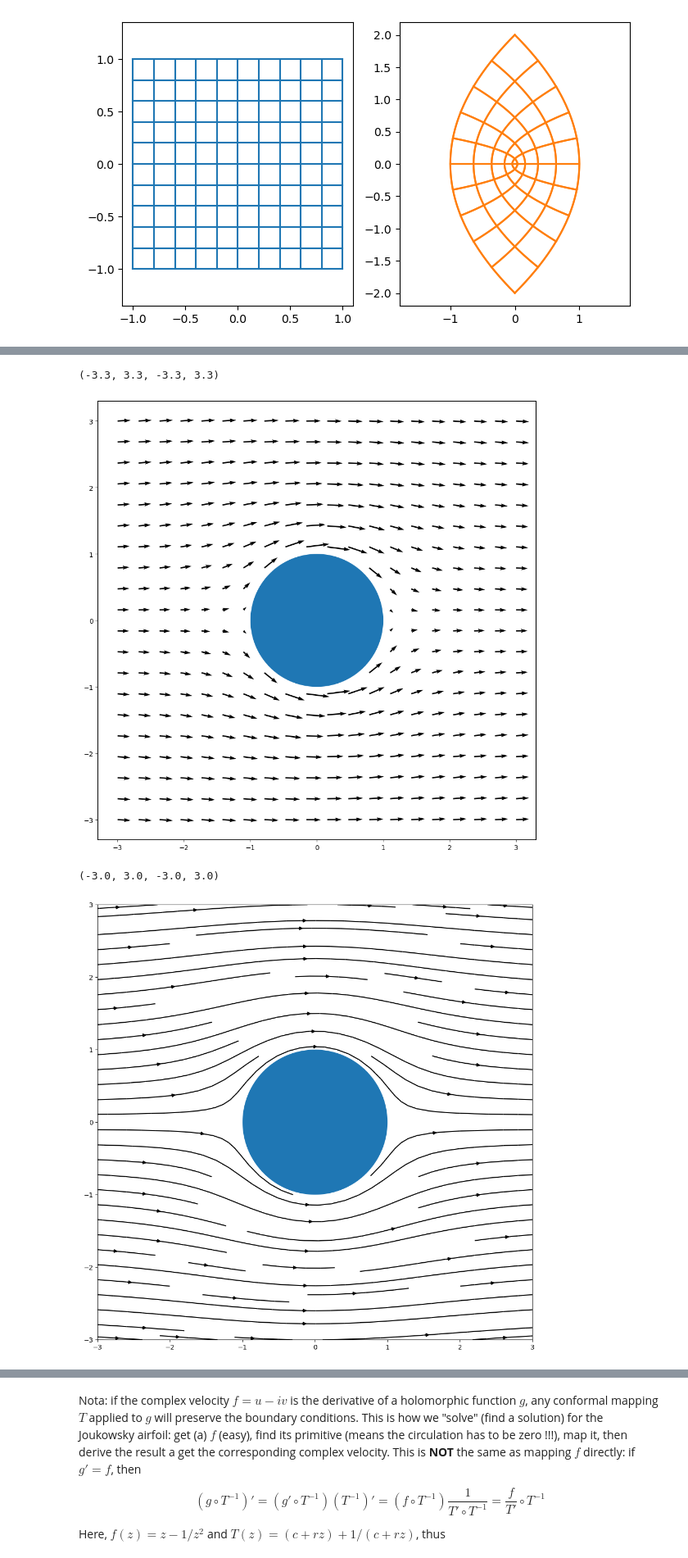
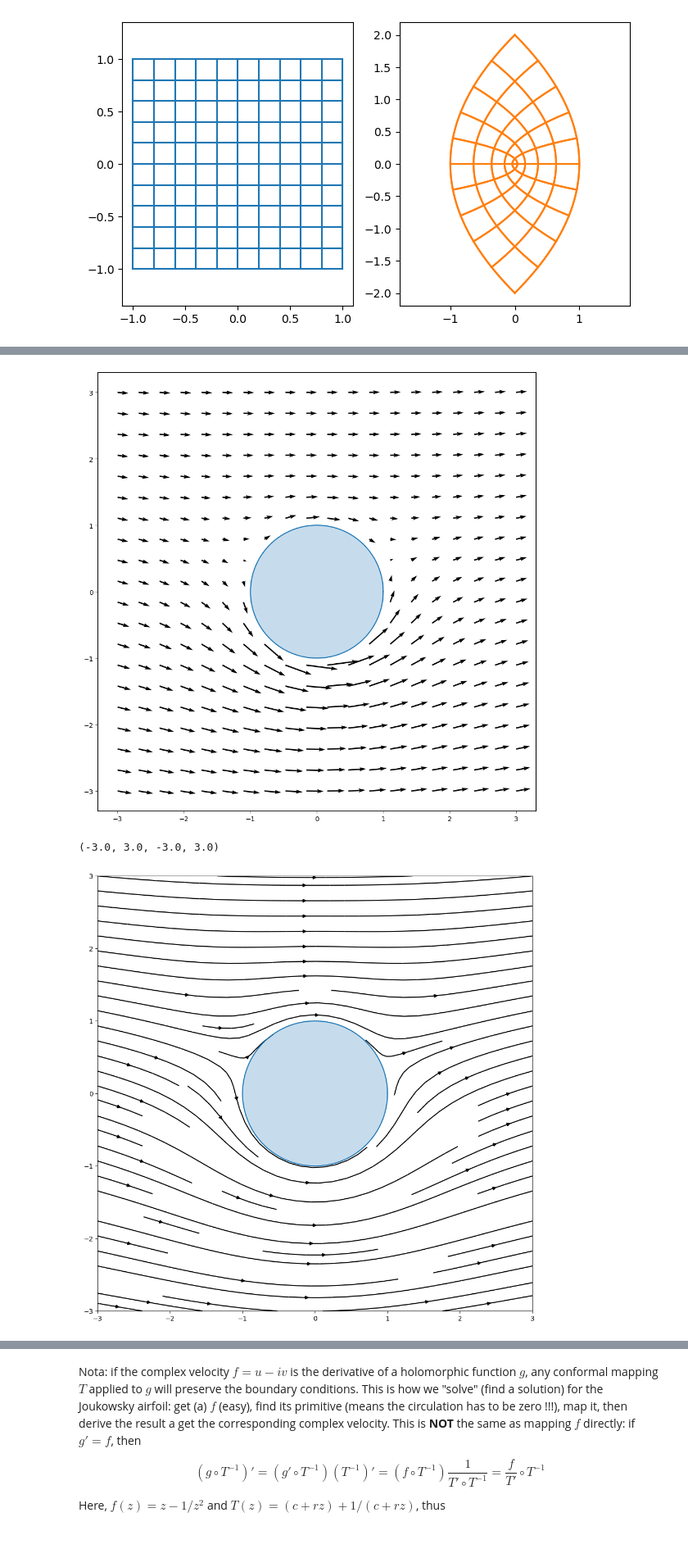
Before and after one commit to boisgera/visualization-of-analytic-functions, a Jupyter notebook: Domain Coloring.ipynb, the cells around one changed output, grey strips where cells are left out. Shown at 82% size. Saved outputs shown, nothing was run; the diff lists cells and outputs as text; code cells hidden in the pictures.

```diff
--- a/Domain Coloring.ipynb
+++ b/Domain Coloring.ipynb
@@ -239,7 +239,7 @@ None
 [figure]
 # %%
 def Joukowsky(z):
-    return z + 1.0 / z
+    return 0.5*(z + 1.0 / z)
 
 c = -0.10 + 0.10j
 r = abs(c - 1) # such that the circle circle(c, t) goes through 1+0j
@@ -407,6 +614,9 @@ iff $f(z=x+iy) := v_x(x, y) -i v_y(x,y)$ is holomorphic (proof by Cauchy-Riemman
 # %%
+U = 1
+C = 5
+
 def f(z):
-    return 1.0 - 1.0 / (z*z)
+    return U - U / (z*z) + C / (2j*pi) / z
 
 def v(function):
     def v_(X, Y):
@@ -422,26 +632,31 @@ Vx, Vy = v(f)(X, Y) * (X*X+Y*Y >= 1.0)
 quiver(X, Y, Vx, Vy)
 
 theta = linspace(0, 2*pi, 1000)
-fill(cos(theta), sin(theta))
+fill(cos(theta), sin(theta), color="white")
+fill(cos(theta), sin(theta), color="C0", alpha=0.25)
+plot(cos(theta), sin(theta), color="C0")
 
 axis("tight")
 axis("square")
+
+None
 # %% [output]
-(-3.3, 3.3, -3.3, 3.3)
-[figure, old version]
+[figure, new version]
 # %%
 figure(figsize=(12,12))
 xs = ys = linspace(-3.0, 3.0, 100)
 X, Y = meshgrid(xs, ys)
 Vx, Vy = v(f)(X, Y) * (X*X+Y*Y >= 1.0)
 
 streamplot(X, Y, Vx, Vy, color="k")
 
 theta = linspace(0, 2*pi, 1000)
-fill(cos(theta), sin(theta))
+fill(cos(theta), sin(theta), color="white")
+fill(cos(theta), sin(theta), color="C0", alpha=0.25)
+plot(cos(theta), sin(theta), color="C0")
 
 axis("tight")
 axis("square")
 # %% [output]
 (-3.0, 3.0, -3.0, 3.0)
-[figure, old version]
+[figure, new version]
```
Also changed, not shown: parts of 17 cells of this notebook.
